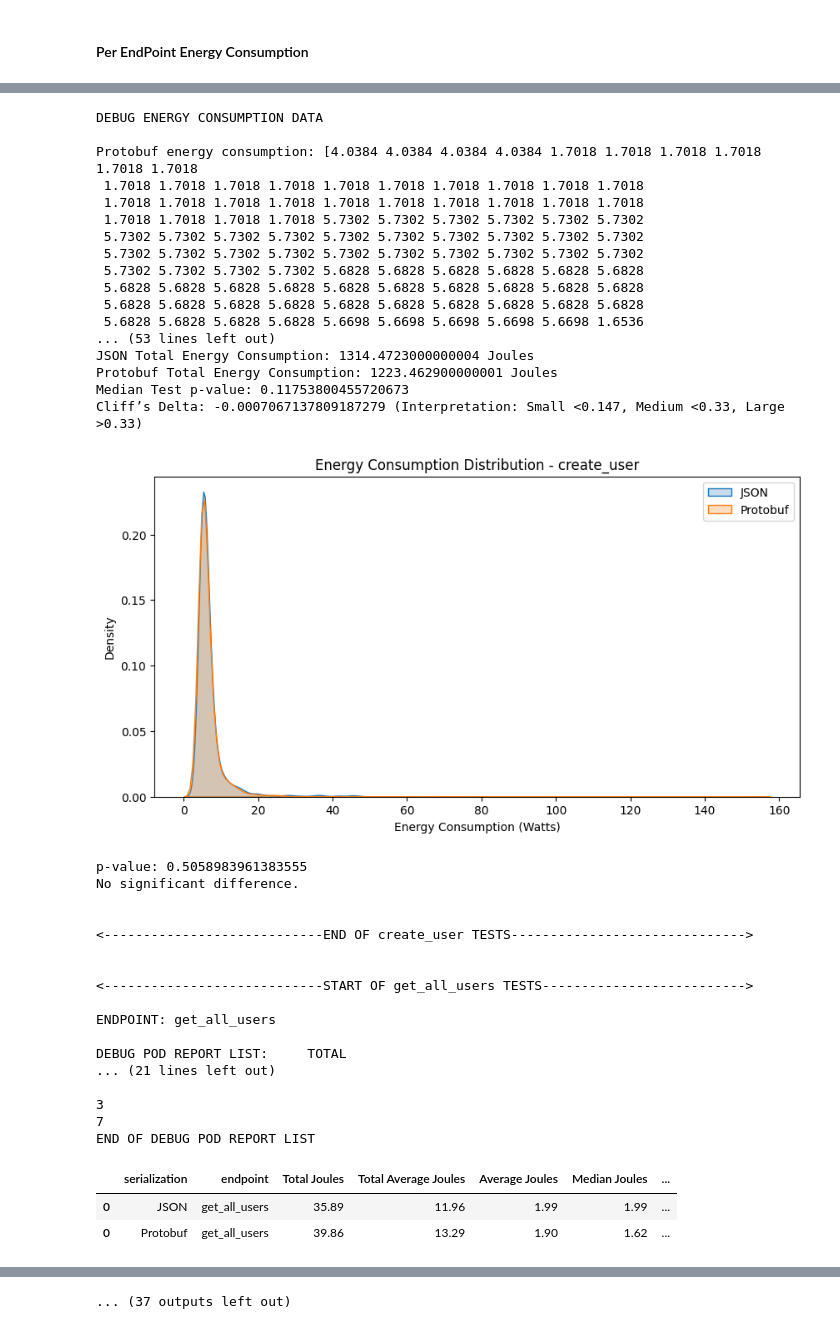
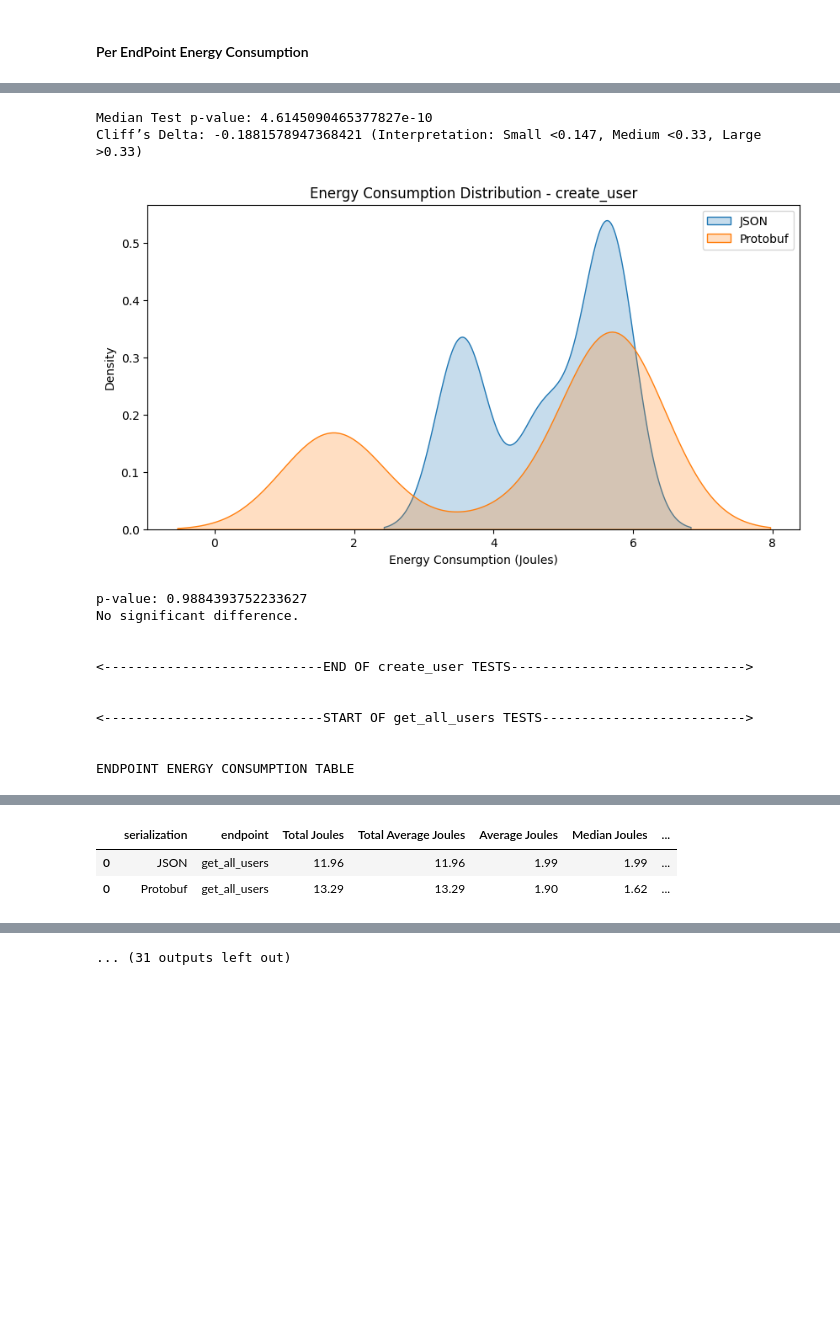
Before and after one commit to MiguelFerreira18/Comparing_JSON_and_ProtoBuf_in_HTTP-based-_REST_architectures, a Jupyter notebook: Data_Analasys/Hypothesis_test_1000.ipynb, the cells around one changed output, grey strips where cells are left out. Drawn from its saved outputs; the diff is of its cells as text; code cells hidden in the pictures; blank space fills up the shorter version.

Commit message:
ºfeat: perform hypothesis tests

```diff
--- a/Data_Analasys/Hypothesis_test_1000.ipynb
+++ b/Data_Analasys/Hypothesis_test_1000.ipynb
@@ -1235,8 +1328,7 @@ def compute_energy_statistics(
         print(f"{len(pod_report_list)}")
         print(f"{len(pod_report_list[0])}")
         print("END OF DEBUG POD REPORT LIST \n")
-    total_requests_create = 10000 * len(pod_report_list)
-    total_requests_retreive = 30000 * len(pod_report_list)
+    total_requests = 1000 * len(pod_report_list)
     table_dataframe_data = pd.DataFrame(
         columns=[
             "serialization",
@@ -1278,7 +1370,7 @@ def compute_energy_statistics(
     min_energy_consumption = round(np.min(energy_consumption), 2)
     std_energy_consumption = round(np.std(energy_consumption, ddof=1), 2)
     joules_per_request = round(total_energy_consumption / (
-        total_requests_create if is_creation else total_requests_retreive
+        total_requests
     ),2)
 
     table_dataframe_data = pd.DataFrame(
@@ -1329,14 +1395,12 @@ for i, endpoint in enumerate(endpoints):
     print(f"\n<----------------------------START OF {endpoint} TESTS-------------------------->\n")
     is_creation = True if i == 0 else False
 
-    json_table_energy_consumption,json_energy_consumption = compute_energy_statistics(JSON,endpoint,json_pod_reports[i],is_creation,True)
-    protobuf_table_energy_consumption,protobuf_energy_consumption = compute_energy_statistics(PROTOBUF,endpoint,protobuf_pod_reports[i],is_creation,True)
+    json_table_energy_consumption,json_energy_consumption = compute_energy_statistics(JSON,endpoint,json_pod_reports[i],is_creation,False)
+    protobuf_table_energy_consumption,protobuf_energy_consumption = compute_energy_statistics(PROTOBUF,endpoint,protobuf_pod_reports[i],is_creation,False)
 
+    print(f"\nENDPOINT ENERGY CONSUMPTION TABLE \n")
     concatenated_table = pd.concat([json_table_energy_consumption,protobuf_table_energy_consumption])
     display(concatenated_table)
-
-    diff_table = display_percentage_difference_energy(concatenated_table)
-    display(diff_table)
 
     p,diffs,ci = bootstrap_probability(protobuf_energy_consumption,json_energy_consumption)
 
@@ -1363,17 +1427,6 @@ for i, endpoint in enumerate(endpoints):
 
     delta, res = cliffs_delta(json_energy_consumption, protobuf_energy_consumption)
 
-    print(f"DEBUG ENERGY CONSUMPTION DATA\n")
-    print(f"Protobuf energy consumption: {protobuf_energy_consumption}\n")
-    print(f"JSON energy consumption: {json_energy_consumption}\n")
-
-    print("DEBUG MEDIAN AND TOTAL ENERGY CONSUMPTION\n")
-    print(f"JSON Median Energy Consumption: {json_median}")
-    print(f"Protobuf Median Energy Consumption: {protobuf_median}")
-    print(f"JSON Total Energy Consumption: {json_total_energy_consumption} Joules")
-    print(f"Protobuf Total Energy Consumption: {protobuf_total_energy_consumption} Joules")
-
-
 
     combined_data = np.concatenate((protobuf_energy_consumption, json_energy_consumption))
     grand_median = np.median(combined_data)
@@ -1396,9 +1449,9 @@ for i, endpoint in enumerate(endpoints):
     )
 
     plt.figure(figsize=(10, 5))
-    sns.kdeplot(json_response_times, label="JSON", fill=True)
-    sns.kdeplot(protobuf_response_times, label="Protobuf", fill=True)
-    plt.xlabel("Energy Consumption (Watts)")
+    sns.kdeplot(json_energy_consumption , label="JSON", fill=True)
+    sns.kdeplot(protobuf_energy_consumption, label="Protobuf", fill=True)
+    plt.xlabel("Energy Consumption (Joules)")
     plt.ylabel("Density")
     plt.title(f"Energy Consumption Distribution - {endpoint}")
     plt.legend()
@@ -1426,6 +1479,7 @@ for i, endpoint in enumerate(endpoints):
     else:
         print("No significant difference.\n")
 
+
     print(f"\n<----------------------------END OF {endpoint} TESTS------------------------------>\n")
 # %% [output]
 <----------------------------START OF create_user TESTS-------------------------->
@@ -1457,22 +1496,7 @@ Probability of Protobuf > JSON: 0.9849
-DEBUG ENERGY CONSUMPTION DATA
-
-Protobuf energy consumption: [4.0384 4.0384 4.0384 4.0384 1.7018 1.7018 1.7018 1.7018 1.7018 1.7018
- 1.7018 1.7018 1.7018 1.7018 1.7018 1.7018 1.7018 1.7018 1.7018 1.7018
- 1.7018 1.7018 1.7018 1.7018 1.7018 1.7018 1.7018 1.7018 1.7018 1.7018
- 1.7018 1.7018 1.7018 1.7018 5.7302 5.7302 5.7302 5.7302 5.7302 5.7302
- 5.7302 5.7302 5.7302 5.7302 5.7302 5.7302 5.7302 5.7302 5.7302 5.7302
- 5.7302 5.7302 5.7302 5.7302 5.7302 5.7302 5.7302 5.7302 5.7302 5.7302
- 5.7302 5.7302 5.7302 5.7302 5.6828 5.6828 5.6828 5.6828 5.6828 5.6828
- 5.6828 5.6828 5.6828 5.6828 5.6828 5.6828 5.6828 5.6828 5.6828 5.6828
- 5.6828 5.6828 5.6828 5.6828 5.6828 5.6828 5.6828 5.6828 5.6828 5.6828
- 5.6828 5.6828 5.6828 5.6828 5.6698 5.6698 5.6698 5.6698 5.6698 1.6536
-... (53 lines left out)
-JSON Total Energy Consumption: 1314.4723000000004 Joules
-Protobuf Total Energy Consumption: 1223.462900000001 Joules
-Median Test p-value: 0.11753800455720673
-Cliff’s Delta: -0.0007067137809187279 (Interpretation: Small <0.147, Medium <0.33, Large >0.33)
+Median Test p-value: 4.6145090465377827e-10
+Cliff’s Delta: -0.1881578947368421 (Interpretation: Small <0.147, Medium <0.33, Large >0.33)
-[figure, old version]
+[figure, new version]
-p-value: 0.5058983961383555
+p-value: 0.9884393752233627
 No significant difference.
 
 
@@ -1481,14 +1505,5 @@ No significant difference.
 
 <----------------------------START OF get_all_users TESTS-------------------------->
 
-ENDPOINT: get_all_users
 
-DEBUG POD REPORT LIST:     TOTAL
-... (21 lines left out)
-
-3
-7
-END OF DEBUG POD REPORT LIST
+ENDPOINT ENERGY CONSUMPTION TABLE
-|  | serialization | endpoint | Total Joules | Total Average Joules | Average Joules | Median Joules | ... |
-| 0 | JSON | get_all_users | 35.89 | 11.96 | 1.99 | 1.99 | ... |
-| 0 | Protobuf | get_all_users | 39.86 | 13.29 | 1.90 | 1.62 | ... |
@@ -1496,0 +1510,3 @@ END OF DEBUG POD REPORT LIST
+|  | serialization | endpoint | Total Joules | Total Average Joules | Average Joules | Median Joules | ... |
+| 0 | JSON | get_all_users | 11.96 | 11.96 | 1.99 | 1.99 | ... |
+| 0 | Protobuf | get_all_users | 13.29 | 13.29 | 1.90 | 1.62 | ... |
@@ -1499 +1517 @@ Probability of Protobuf > JSON: 0.8902
-... (37 outputs left out)
+... (31 outputs left out)
```
Also changed, not shown: parts of 16 cells of this notebook, 7 other files.
